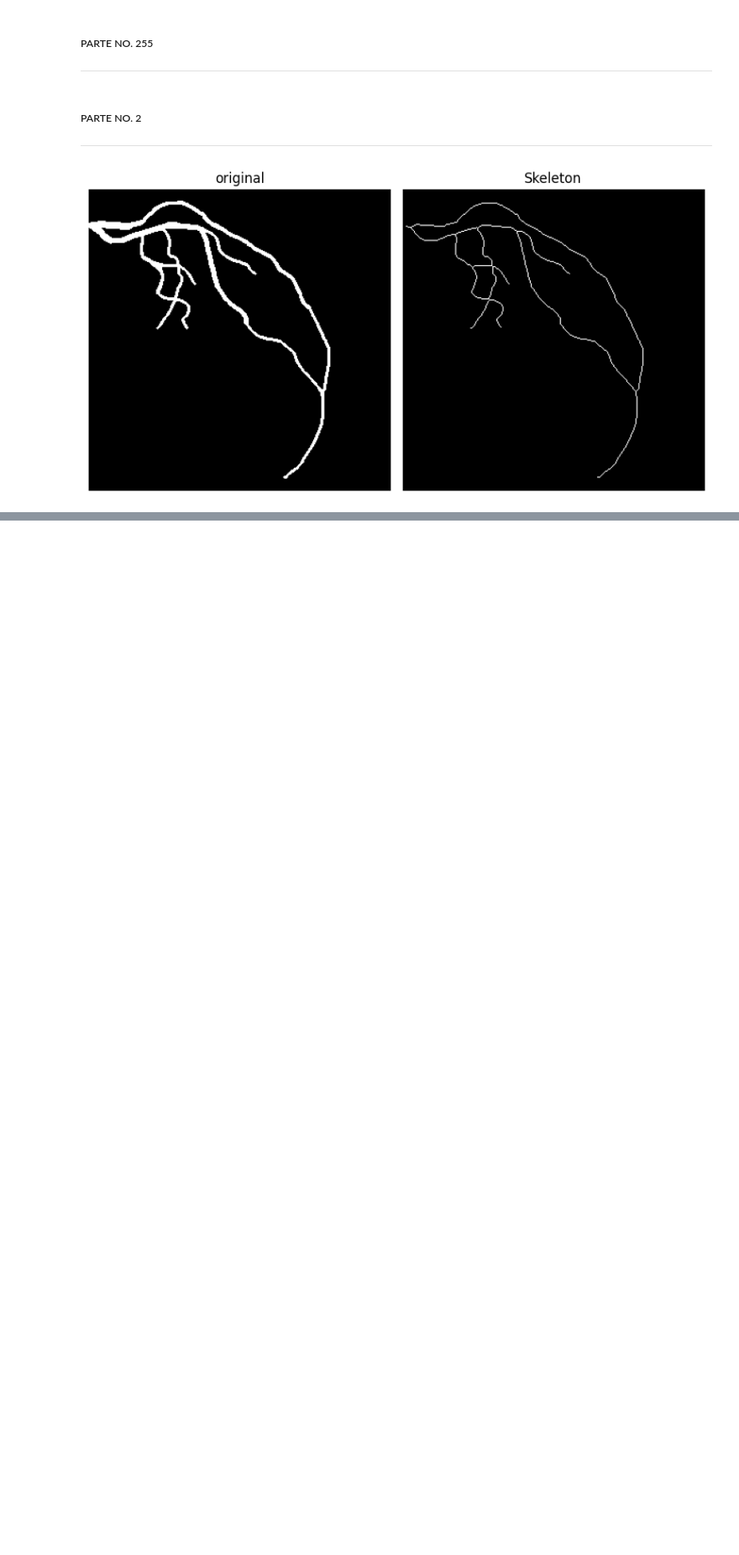
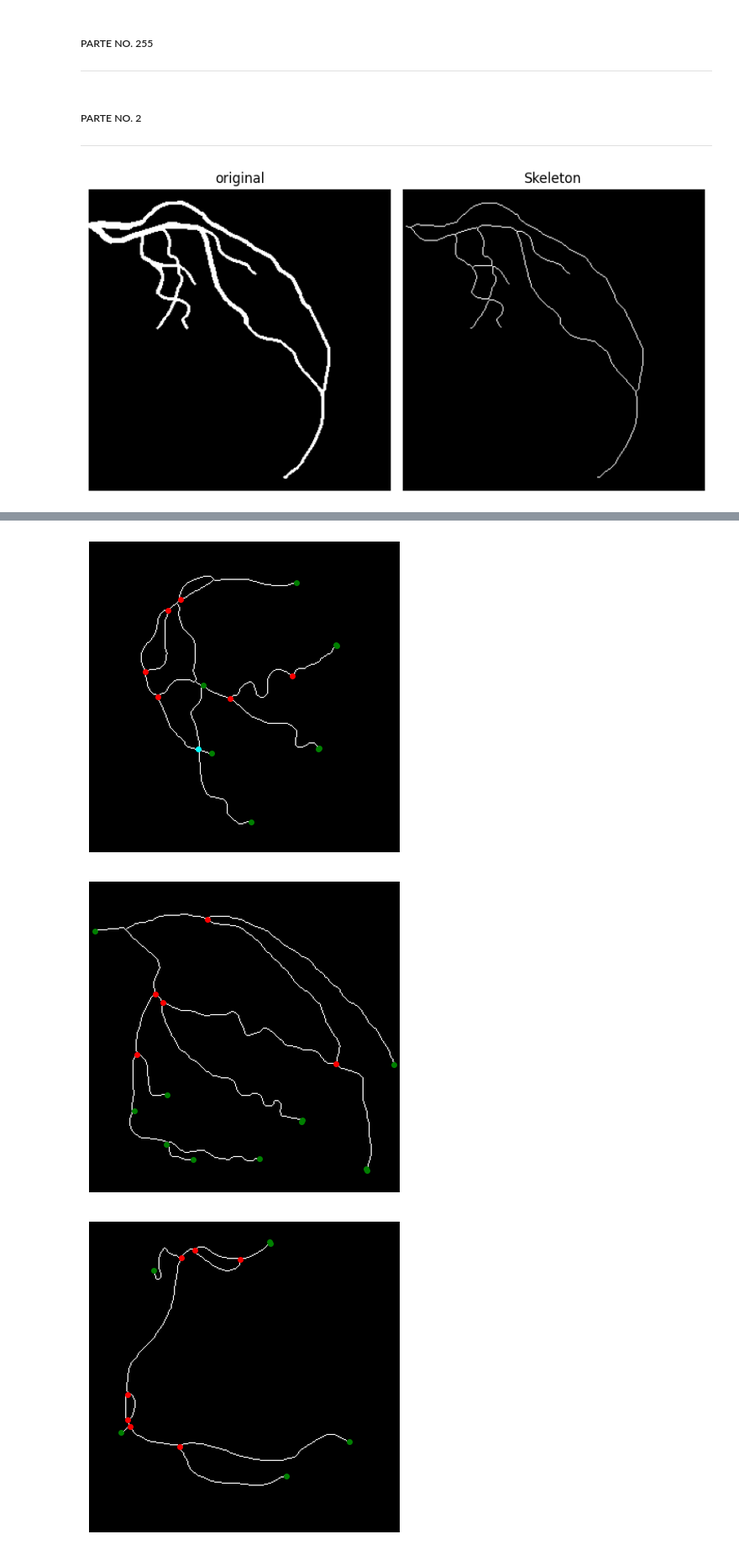
Before and after one commit to Paola-Contreras/Proyecto1-VC, a Jupyter notebook: proyecto_parte2 _estesiiiii.ipynb, the cells around one changed output, grey strips where cells are left out. Shown: that part at 84% size. Drawn from its saved outputs; the diff is of its cells as text; code cells hidden in the pictures; blank space fills up the shorter version.

Commit message:
bordes, trifurcaciones y bifurcaciones

```diff
--- a/proyecto_parte2 _estesiiiii.ipynb
+++ b/proyecto_parte2 _estesiiiii.ipynb
@@ -56,6 +56,7 @@ def draw_nodes(og_img, coords: list[dict[list, str]]):
 
     for cor in coords:
         actual_coords = cor['coords']
+        if len(actual_coords) == 0: continue
         actual_color = cor['color']
         ax.plot(actual_coords[:, 1], actual_coords[:, 0], color=actual_color, marker='o', linestyle='None', markersize=4)
 
@@ -165,0 +272,20 @@ draw_nodes(skel, [
+# %%
+def complete_pipeline(path):
+    img = read_img(path)
+    skel = create_skeleton(img)
+    borders, bif, tri = get_nodes(skel)
+
+    draw_nodes(skel, [
+        {'coords': borders, 'color': 'green'},
+        {'coords': bif, 'color': 'red'},
+        {'coords': tri, 'color': 'cyan'},
+    ])
+
+complete_pipeline('./database/11_gt.pgm')
+complete_pipeline('./database/12_gt.pgm')
+complete_pipeline('./database/13_gt.pgm')
+complete_pipeline('./database/14_gt.pgm')
+# %% [output]
+[figure, added]
+[figure, added]
+[figure, added]
```
Also changed, not shown: parts of 2 cells of this notebook.
